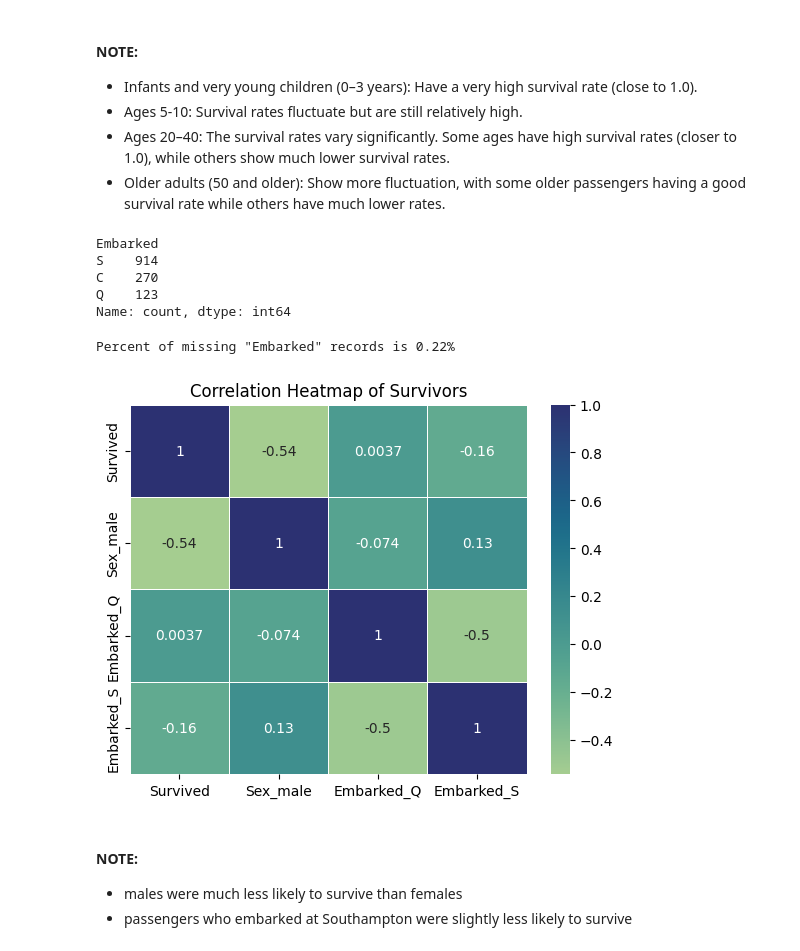
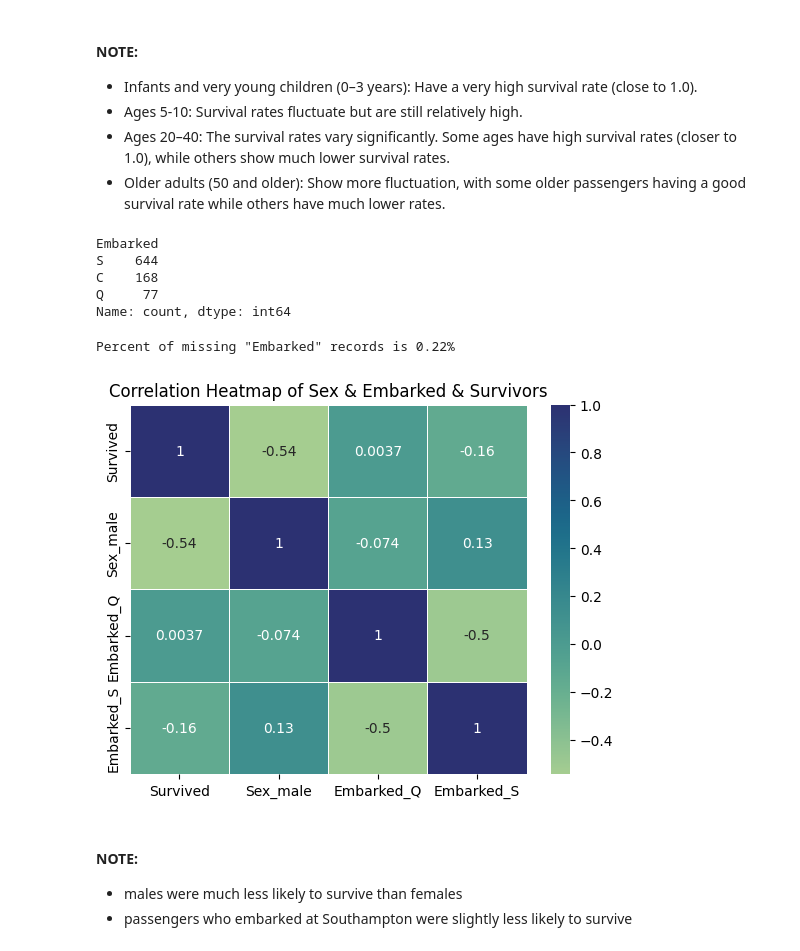
Before and after one commit to AnnaVerbytska/Titanic-Machine_Learning-from-Disaster, a Jupyter notebook: notebooks/EDA.ipynb, the cells around one changed output. Cells and saved outputs as stored; diff of their text form; code cells hidden in the pictures.

```diff
--- a/notebooks/EDA.ipynb
+++ b/notebooks/EDA.ipynb
@@ -10,5 +10,5 @@ import seaborn as sns
 # DATA INGESTION
 
 # Fetch the data
-train_df = pd.read_csv('../data/train.csv')
-test_df = pd.read_csv('../data/test.csv')
+train = pd.read_csv('../data/train.csv')
+test = pd.read_csv('../data/test.csv')
@@ -388,12 +401,12 @@ plt.show()
 - Ages 20–40: The survival rates vary significantly. Some ages have high survival rates (closer to 1.0), while others show much lower survival rates.
 - Older adults (50 and older): Show more fluctuation, with some older passengers having a good survival rate while others have much lower rates.
 # %%
-data['Embarked'].value_counts()
+train['Embarked'].value_counts()
 # %% [output]
 Embarked
-S    914
-C    270
-Q    123
+S    644
+C    168
+Q     77
 Name: count, dtype: int64
 # %%
 # percent of missing "Embarked"
@@ -401,15 +414,15 @@ print('Percent of missing "Embarked" records is %.2f%%' %((train_df['Embarked'].
 # %% [output]
 Percent of missing "Embarked" records is 0.22%
 # %%
-df_corr = pd.get_dummies(train_df[['Sex', 'Embarked', 'Survived']], drop_first=True)
+df_corr = pd.get_dummies(train[['Sex', 'Embarked', 'Survived']], drop_first=True)
 corr = df_corr.corr()
 #plt.figure(figsize=(10, 4))
 #cmap = sns.diverging_palette(220,10,as_cmap=True)
 sns.heatmap(corr, annot=True, linewidth=.5, cmap='crest') #cbar=True, #vmin=-1, vmax=1)
-plt.title('Correlation Heatmap of Survivors')
+plt.title('Correlation Heatmap of Sex & Embarked & Survivors')
 plt.show()
 # %% [output]
-[figure, old version]
+[figure, new version]
 # %% [markdown]
 #### NOTE:
 - males were much less likely to survive than females
```
Also changed, not shown: parts of 35 cells of this notebook.
